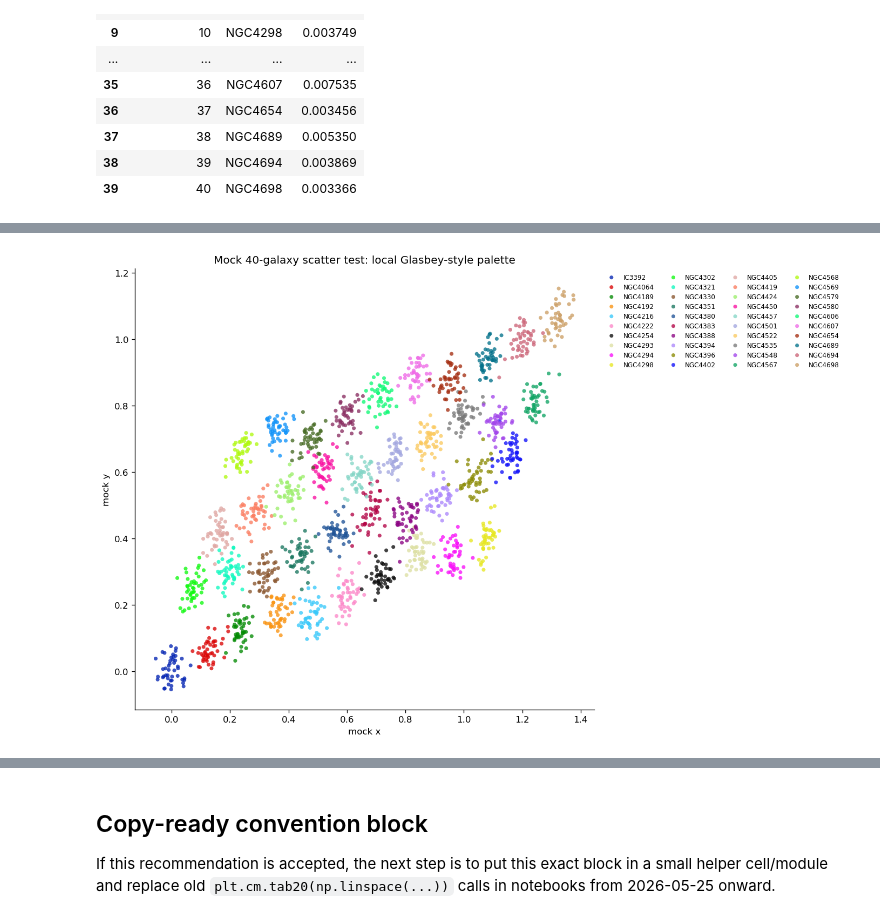
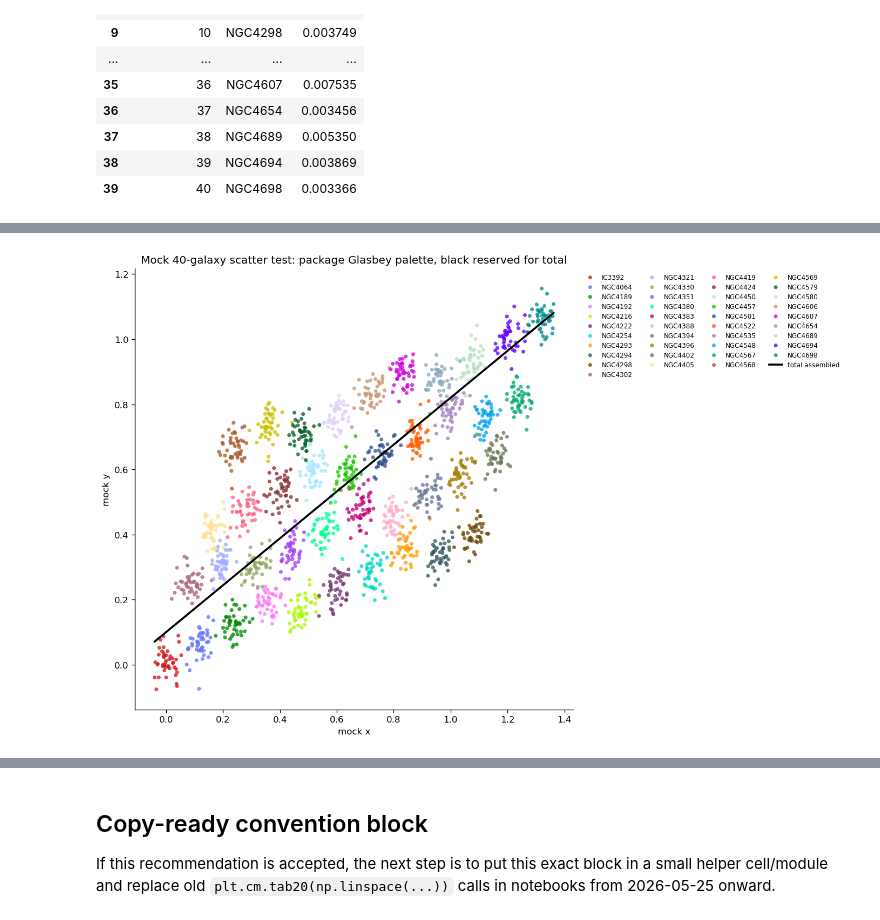
Before and after one commit to Rongjun-ANU/ICRAR-MAUVE, a Jupyter notebook: further/20260529_test_galaxy_color_palette.ipynb, the cells around one changed output, grey strips where cells are left out. Saved outputs shown, nothing was run; the diff lists cells and outputs as text; code cells hidden in the pictures.

```diff
--- a/further/20260529_test_galaxy_color_palette.ipynb
+++ b/further/20260529_test_galaxy_color_palette.ipynb
@@ -445,35 +515,43 @@ These are arbitrary data, but they mimic two common cases:
 
 The goal is only visual readability, not science interpretation.
 # %%
-rng = np.random.default_rng(20260529)
+rng = np.random.default_rng(20260530)
 color_map = dict(zip(recommended["galaxy"], recommended["hex"]))
 color_map[COMBINED_ID] = combined_color["hex"]
+TOTAL_ASSEMBLED_COLOR = "black"
 
 mock_rows = []
 for i, row in recommended.iterrows():
     n = 45
     x_center = 0.12 * (i % 10) + 0.08 * (i // 10)
     y_center = 0.18 * (i // 10) + 0.02 * (i % 4)
     x = x_center + rng.normal(0, 0.025, n)
     y = y_center + 0.35 * x + rng.normal(0, 0.035, n)
     mock_rows.append(pd.DataFrame({"galaxy": row["galaxy"], "x": x, "y": y}))
 mock_df = pd.concat(mock_rows, ignore_index=True)
 
 fig, ax = plt.subplots(figsize=(11.5, 7.5), constrained_layout=True)
 for galaxy, group in mock_df.groupby("galaxy", sort=False):
     ax.scatter(
         group["x"], group["y"],
         s=18, alpha=0.78,
         color=color_map[galaxy],
         edgecolors="none",
         label=galaxy,
     )
+ax.plot(
+    np.linspace(mock_df["x"].min(), mock_df["x"].max(), 100),
+    0.10 + 0.72 * np.linspace(mock_df["x"].min(), mock_df["x"].max(), 100),
+    color=TOTAL_ASSEMBLED_COLOR,
+    lw=2.2,
+    label="total assembled",
+)
 ax.set_xlabel("mock x")
 ax.set_ylabel("mock y")
-ax.set_title("Mock 40-galaxy scatter test: local Glasbey-style palette")
+ax.set_title("Mock 40-galaxy scatter test: package Glasbey palette, black reserved for total")
 ax.legend(ncol=4, fontsize=7.2, frameon=False, bbox_to_anchor=(1.01, 1), loc="upper left");
 # %% [output]
-[figure, old version]
+[figure, new version]
 # %%
 fig, axes = plt.subplots(1, 2, figsize=(13, 5.2), constrained_layout=True)
 line_x = np.linspace(0, 1, 40)
```
Also changed, not shown: parts of 16 cells of this notebook, 18 other files.
